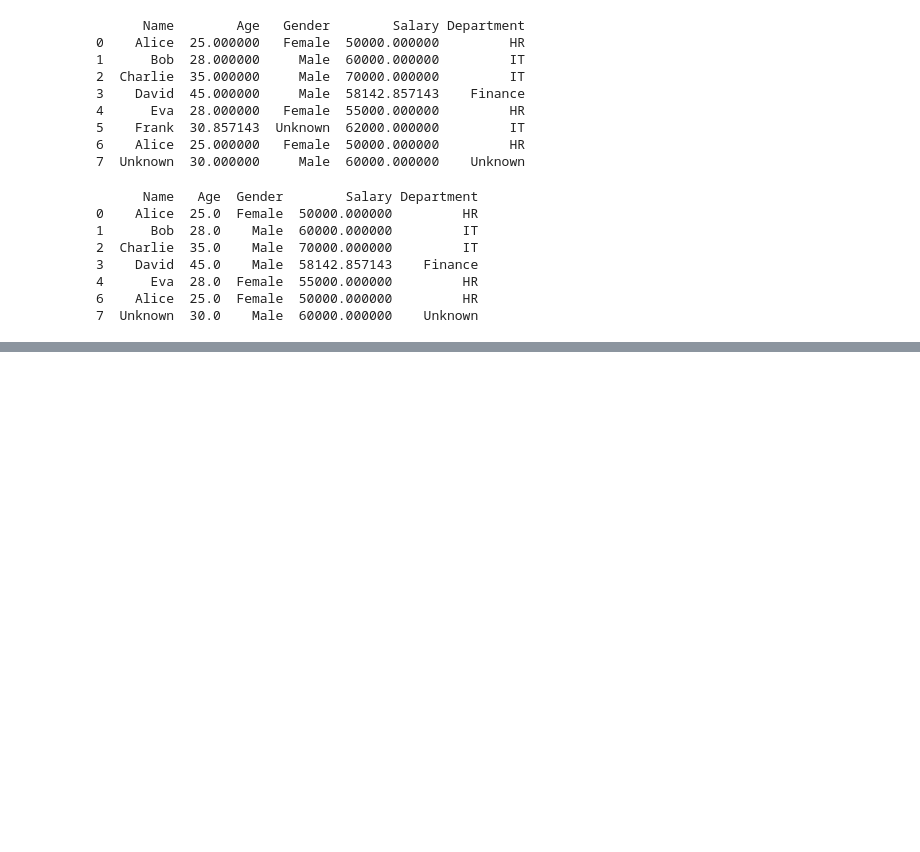
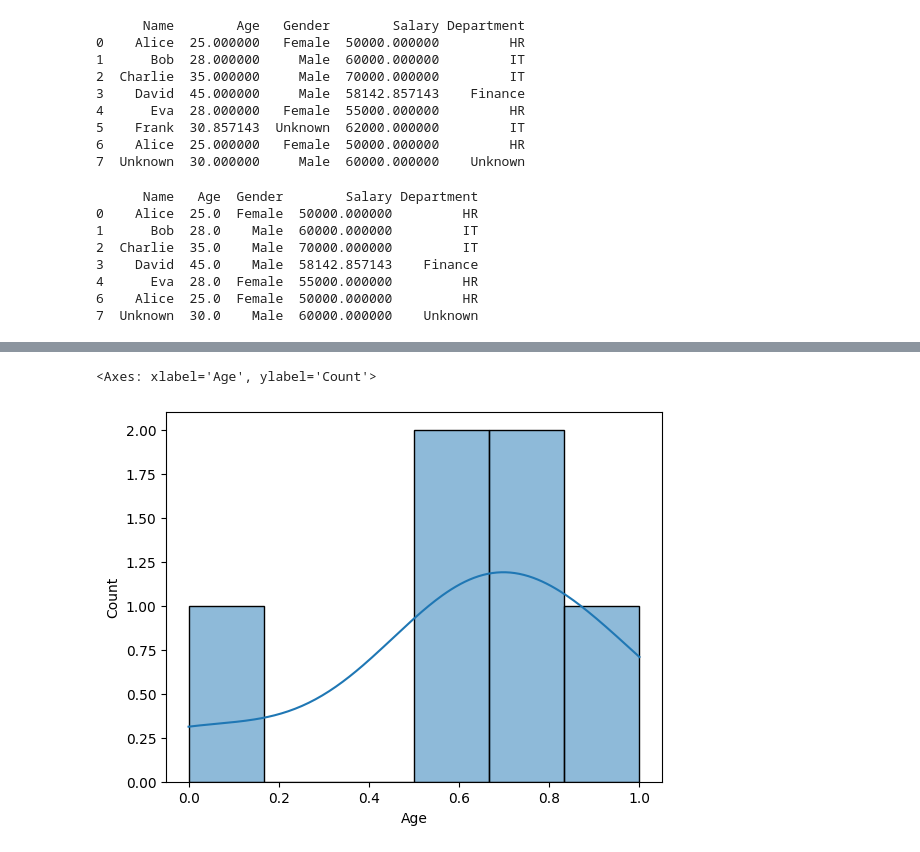
Before and after one commit to sreyas-sunandan/summer-internship-AI-ML, a Jupyter notebook: summerintership_ai_ml.ipynb, the cells around one changed output, grey strips where cells are left out. Drawn from its saved outputs; the diff is of its cells as text; code cells hidden in the pictures; blank space fills up the shorter version.

```diff
--- a/summerintership_ai_ml.ipynb
+++ b/summerintership_ai_ml.ipynb
@@ -209,0 +299,5 @@ print(df)
+# %%
+sns.histplot(df['Age'], kde=True)
+# %% [output]
+<Axes: xlabel='Age', ylabel='Count'>
+[figure, added]
```
Also changed, not shown: parts of 22 cells of this notebook.
